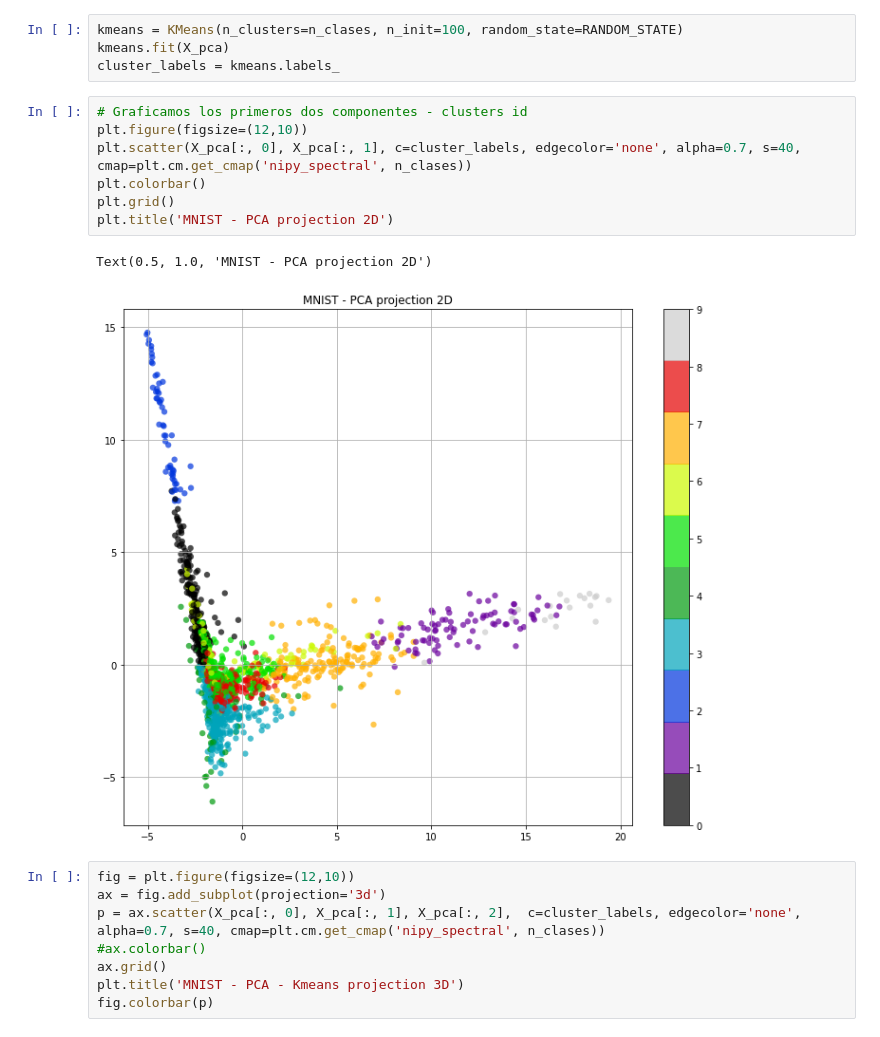
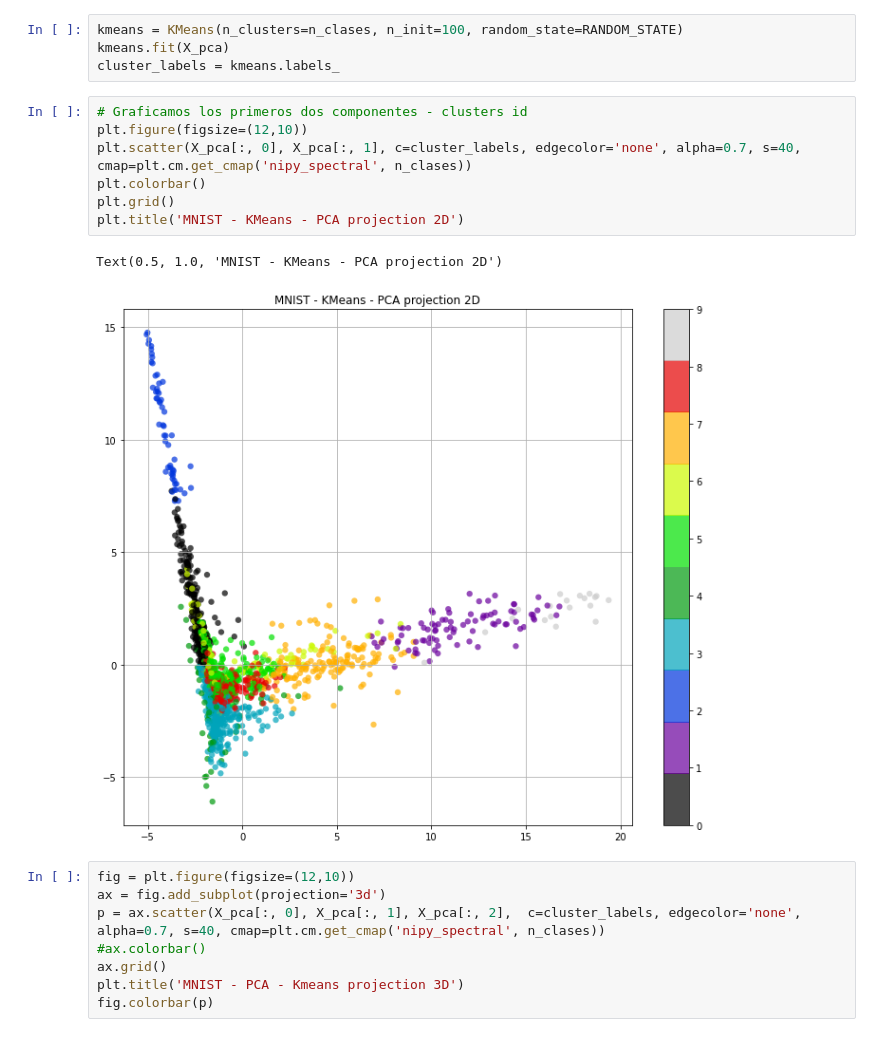
Before and after one commit to AriSalassa/Intro-IA, a Jupyter notebook: clase_2/ejercicios/PCA - MNIST.ipynb, the cells around one changed output. Drawn from its saved outputs; the diff is of its cells as text.

```diff
--- a/clase_2/ejercicios/PCA - MNIST.ipynb
+++ b/clase_2/ejercicios/PCA - MNIST.ipynb
@@ -178,13 +179,13 @@ cluster_labels = kmeans.labels_
 # %%
 # Graficamos los primeros dos componentes - clusters id
 plt.figure(figsize=(12,10))
 plt.scatter(X_pca[:, 0], X_pca[:, 1], c=cluster_labels, edgecolor='none', alpha=0.7, s=40, cmap=plt.cm.get_cmap('nipy_spectral', n_clases))
 plt.colorbar()
 plt.grid()
-plt.title('MNIST - PCA projection 2D')
+plt.title('MNIST - KMeans - PCA projection 2D')
 # %% [output]
-Text(0.5, 1.0, 'MNIST - PCA projection 2D')
+Text(0.5, 1.0, 'MNIST - KMeans - PCA projection 2D')
-[figure, old version]
+[figure, new version]
 # %%
 fig = plt.figure(figsize=(12,10))
 ax = fig.add_subplot(projection='3d')
```
Also changed, not shown: parts of 5 cells of this notebook.
